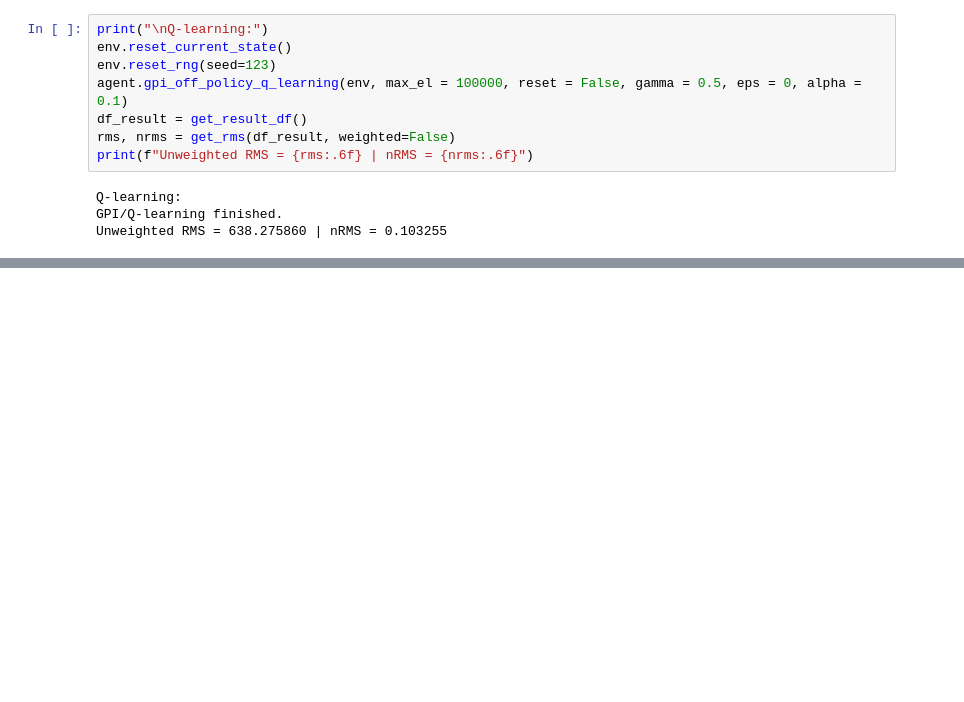
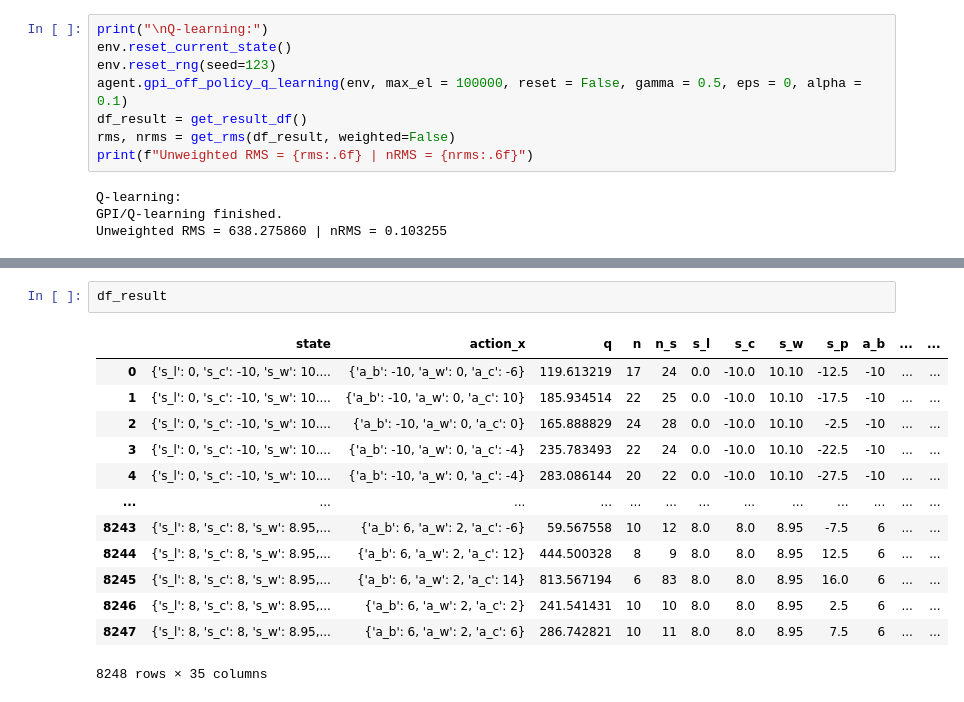
Before and after one commit to simon-mellergaard/RL, a Jupyter notebook: Project/Project02.ipynb, the cells around one changed output, grey strips where cells are left out. Saved outputs shown, nothing was run; the diff lists cells and outputs as text; blank space fills up the shorter version.

```diff
--- a/Project/Project02.ipynb
+++ b/Project/Project02.ipynb
@@ -2317,0 +2539,16 @@ Trying a greedy strategy showed that the nRMS increased a bit, meaning that we m
+# %%
+df_result
+# %% [output]
+|  | state | action_x | q | n | n_s | s_l | s_c | s_w | s_p | a_b | ... | ... |
+| 0 | {'s_l': 0, 's_c': -10, 's_w': 10.... | {'a_b': -10, 'a_w': 0, 'a_c': -6} | 119.613219 | 17 | 24 | 0.0 | -10.0 | 10.10 | -12.5 | -10 | ... | ... |
+| 1 | {'s_l': 0, 's_c': -10, 's_w': 10.... | {'a_b': -10, 'a_w': 0, 'a_c': 10} | 185.934514 | 22 | 25 | 0.0 | -10.0 | 10.10 | -17.5 | -10 | ... | ... |
+| 2 | {'s_l': 0, 's_c': -10, 's_w': 10.... | {'a_b': -10, 'a_w': 0, 'a_c': 0} | 165.888829 | 24 | 28 | 0.0 | -10.0 | 10.10 | -2.5 | -10 | ... | ... |
+| 3 | {'s_l': 0, 's_c': -10, 's_w': 10.... | {'a_b': -10, 'a_w': 0, 'a_c': -4} | 235.783493 | 22 | 24 | 0.0 | -10.0 | 10.10 | -22.5 | -10 | ... | ... |
+| 4 | {'s_l': 0, 's_c': -10, 's_w': 10.... | {'a_b': -10, 'a_w': 0, 'a_c': -4} | 283.086144 | 20 | 22 | 0.0 | -10.0 | 10.10 | -27.5 | -10 | ... | ... |
+| ... | ... | ... | ... | ... | ... | ... | ... | ... | ... | ... | ... | ... |
+| 8243 | {'s_l': 8, 's_c': 8, 's_w': 8.95,... | {'a_b': 6, 'a_w': 2, 'a_c': -6} | 59.567558 | 10 | 12 | 8.0 | 8.0 | 8.95 | -7.5 | 6 | ... | ... |
+| 8244 | {'s_l': 8, 's_c': 8, 's_w': 8.95,... | {'a_b': 6, 'a_w': 2, 'a_c': 12} | 444.500328 | 8 | 9 | 8.0 | 8.0 | 8.95 | 12.5 | 6 | ... | ... |
+| 8245 | {'s_l': 8, 's_c': 8, 's_w': 8.95,... | {'a_b': 6, 'a_w': 2, 'a_c': 14} | 813.567194 | 6 | 83 | 8.0 | 8.0 | 8.95 | 16.0 | 6 | ... | ... |
+| 8246 | {'s_l': 8, 's_c': 8, 's_w': 8.95,... | {'a_b': 6, 'a_w': 2, 'a_c': 2} | 241.541431 | 10 | 10 | 8.0 | 8.0 | 8.95 | 2.5 | 6 | ... | ... |
+| 8247 | {'s_l': 8, 's_c': 8, 's_w': 8.95,... | {'a_b': 6, 'a_w': 2, 'a_c': 6} | 286.742821 | 10 | 11 | 8.0 | 8.0 | 8.95 | 7.5 | 6 | ... | ... |
+8248 rows × 35 columns
```
Also changed, not shown: parts of 24 cells of this notebook.
